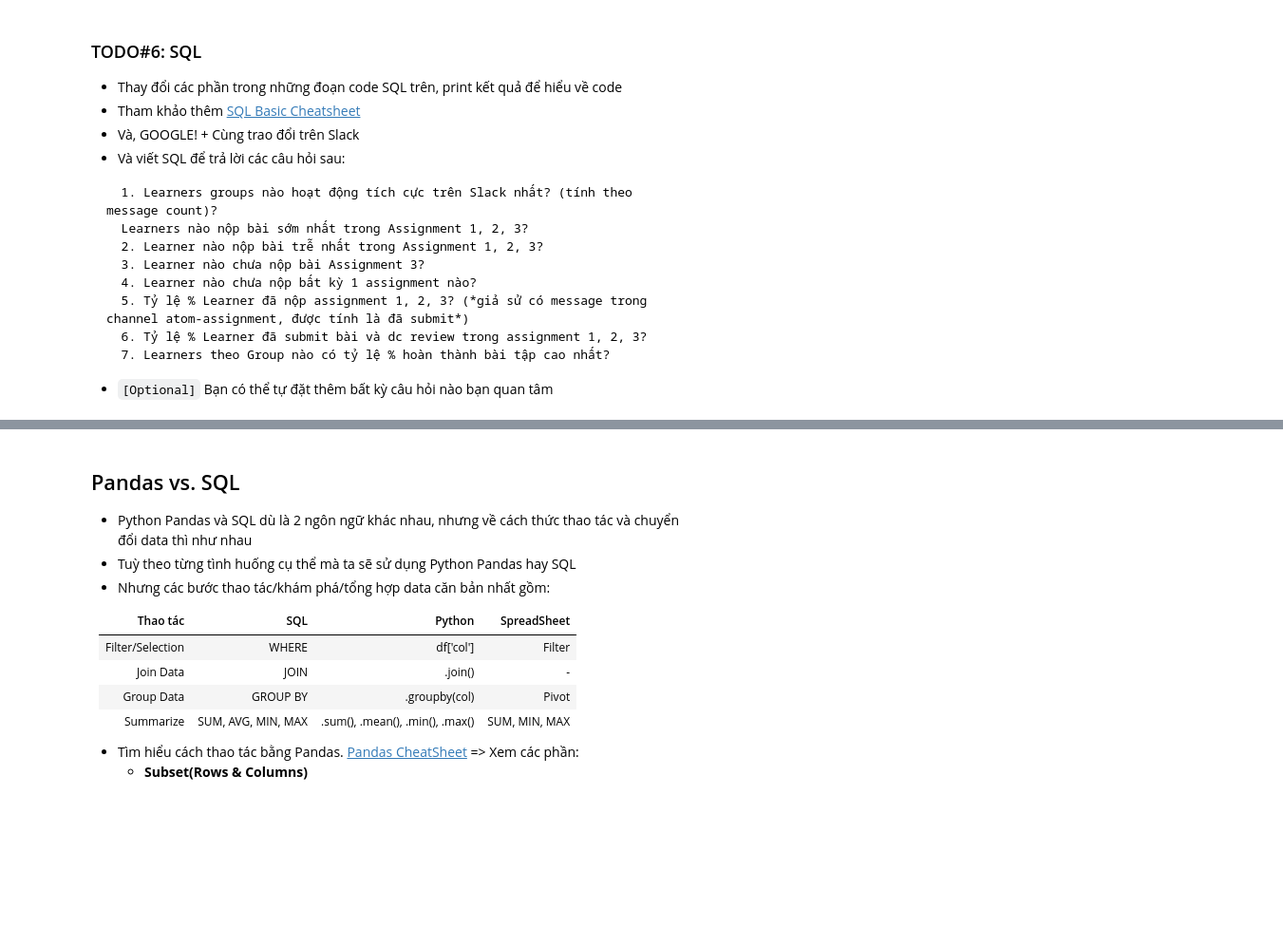
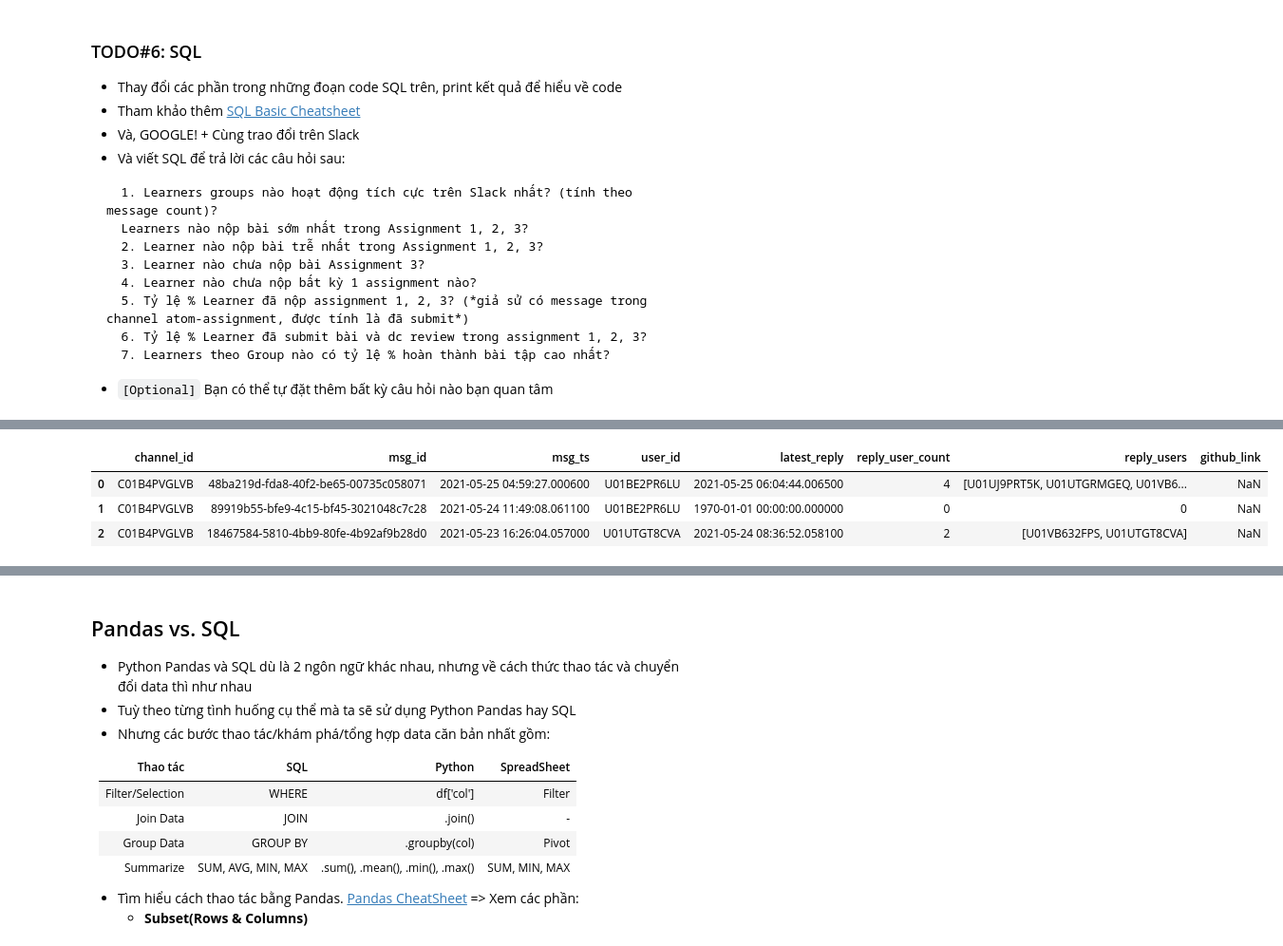
Before and after one commit to Ha-Huynh-Anh/atom-assignments, a Jupyter notebook: assignment_4/home_assignment_4.ipynb, the cells around one changed output, grey strips where cells are left out. Shown: that part at 95% size. Drawn from its saved outputs; the diff is of its cells as text; code cells hidden in the pictures; blank space fills up the shorter version.

```diff
--- a/assignment_4/home_assignment_4.ipynb
+++ b/assignment_4/home_assignment_4.ipynb
@@ -662,0 +771,7 @@ con.execute(SQL).fetch_df()
+# %%
+msg_df.head(3)
+# %% [output]
+|  | channel_id | msg_id | msg_ts | user_id | latest_reply | reply_user_count | reply_users | github_link |
+| 0 | C01B4PVGLVB | 48ba219d-fda8-40f2-be65-00735c058071 | 2021-05-25 04:59:27.000600 | U01BE2PR6LU | 2021-05-25 06:04:44.006500 | 4 | [U01UJ9PRT5K, U01UTGRMGEQ, U01VB6... | NaN |
+| 1 | C01B4PVGLVB | 89919b55-bfe9-4c15-bf45-3021048c7c28 | 2021-05-24 11:49:08.061100 | U01BE2PR6LU | 1970-01-01 00:00:00.000000 | 0 | 0 | NaN |
+| 2 | C01B4PVGLVB | 18467584-5810-4bb9-80fe-4b92af9b28d0 | 2021-05-23 16:26:04.057000 | U01UTGT8CVA | 2021-05-24 08:36:52.058100 | 2 | [U01VB632FPS, U01UTGT8CVA] | NaN |
```
Also changed, not shown: parts of 24 cells of this notebook.
